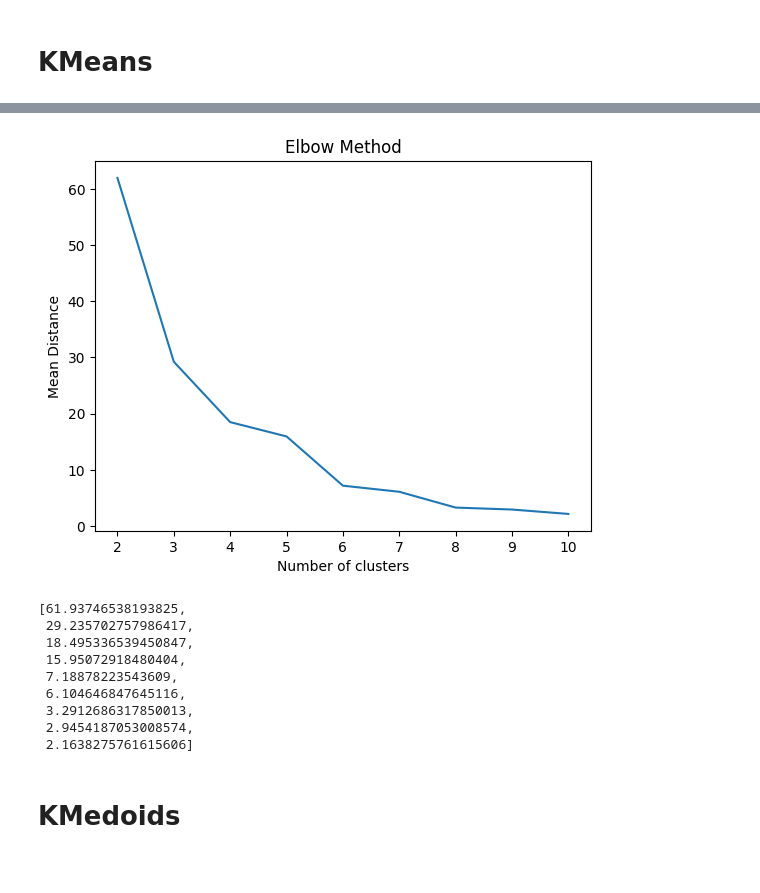
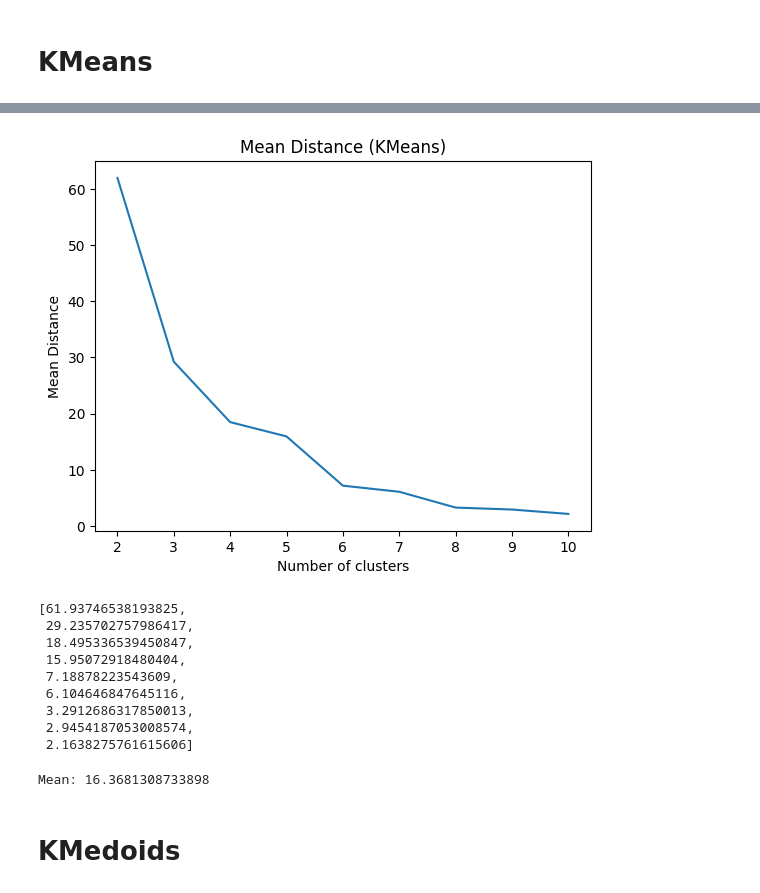
Before and after one commit to Ulveen/livability_index, a Jupyter notebook: model/final.ipynb, the cells around one changed output, grey strips where cells are left out. Saved outputs shown, nothing was run; the diff lists cells and outputs as text; code cells hidden in the pictures.

```diff
--- a/model/final.ipynb
+++ b/model/final.ipynb
@@ -107,13 +121,14 @@ display(silhouette_scores)
 # %%
 plt.plot(range(2, 11), mean_distances)
-plt.title('Elbow Method')
+plt.title('Mean Distance (KMeans)')
 plt.xlabel('Number of clusters')
 plt.ylabel('Mean Distance')
 plt.show()
 
 display(mean_distances)
+print(f'Mean: {statistics.mean(mean_distances)}')
 # %% [output]
-[figure, old version]
+[figure, new version]
 [61.93746538193825,
  29.235702757986417,
  18.495336539450847,
@@ -123,6 +138,7 @@ display(mean_distances)
  3.2912686317850013,
  2.9454187053008574,
  2.1638275761615606]
+Mean: 16.3681308733898
 # %% [markdown]
 # KMedoids
 # %%
```
Also changed, not shown: parts of 5 cells of this notebook.
